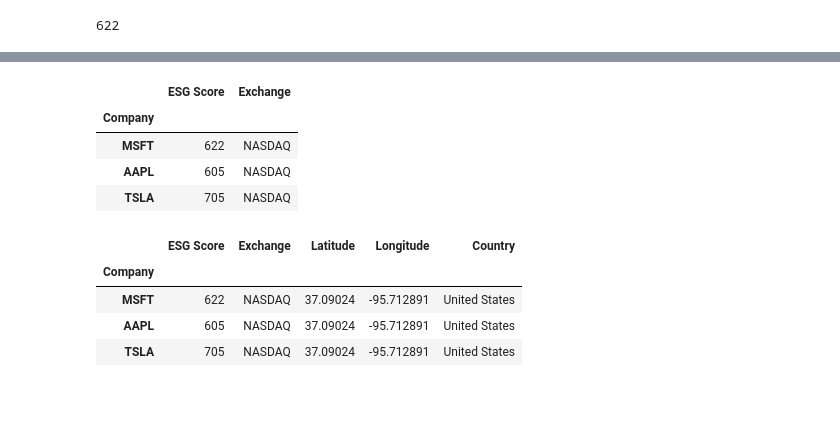
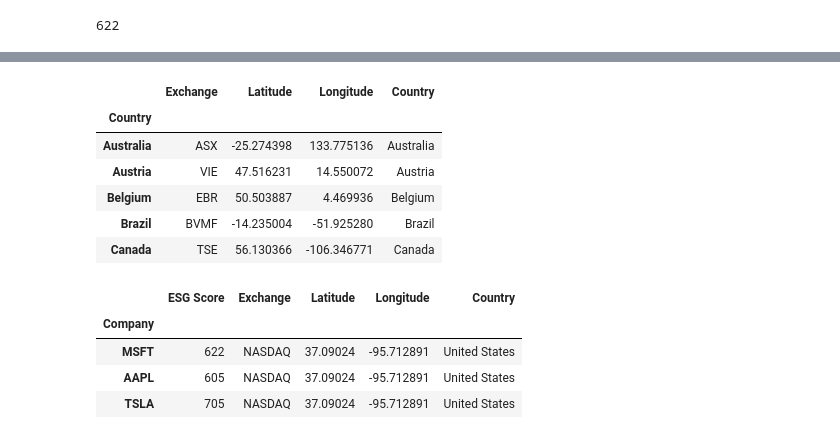
Before and after one commit to MichaelYip1/ProjectMGM, a Jupyter notebook: Project1mappingcode.ipynb, the cells around one changed output, grey strips where cells are left out. Cells and saved outputs as stored; diff of their text form; code cells hidden in the pictures; blank space fills up the shorter version.

```diff
--- a/Project1mappingcode.ipynb
+++ b/Project1mappingcode.ipynb
@@ -618,21 +200,27 @@ global_exchanges
-# %%
-df
-# %% [output]
-|  | ESG Score | Exchange |
-| Company |  |  |
-| MSFT | 622 | NASDAQ |
-| AAPL | 605 | NASDAQ |
-| TSLA | 705 | NASDAQ |
-# %%
-newdf = df.merge(global_exchanges.drop_duplicates(), how="inner", left_on="Exchange", right_on = "Exchange")
-newdf.index = df.index
-newdf
-# %% [output]
-|  | ESG Score | Exchange | Latitude | Longitude | Country |
-| Company |  |  |  |  |  |
-| MSFT | 622 | NASDAQ | 37.09024 | -95.712891 | United States |
-| AAPL | 605 | NASDAQ | 37.09024 | -95.712891 | United States |
-| TSLA | 705 | NASDAQ | 37.09024 | -95.712891 | United States |
+# %%
+#Bring country into the dataframe
+global_exchanges["Country"] = global_exchanges.index
+global_exchanges.head(5)
+# %% [output]
+|  | Exchange | Latitude | Longitude | Country |
+| Country |  |  |  |  |
+| Australia | ASX | -25.274398 | 133.775136 | Australia |
+| Austria | VIE | 47.516231 | 14.550072 | Austria |
+| Belgium | EBR | 50.503887 | 4.469936 | Belgium |
+| Brazil | BVMF | -14.235004 | -51.925280 | Brazil |
+| Canada | TSE | 56.130366 | -106.346771 | Canada |
+# %%
+ticker_df2 = ticker_df.merge(global_exchanges.drop_duplicates(), how="inner", left_on="Exchange", right_on = "Exchange")
+ticker_df2.index = ticker_df.index
+ticker_df2.head(10)
+
+#need to add +1 on the lat and lon to spread out on the map
+# %% [output]
+|  | ESG Score | Exchange | Latitude | Longitude | Country |
+| Company |  |  |  |  |  |
+| MSFT | 622 | NASDAQ | 37.09024 | -95.712891 | United States |
+| AAPL | 605 | NASDAQ | 37.09024 | -95.712891 | United States |
+| TSLA | 705 | NASDAQ | 37.09024 | -95.712891 | United States |
 # %%
 # Plot Data
 map_plot = px.scatter_mapbox(
```
Also changed, not shown: parts of 86 cells of this notebook, 1 other file.
